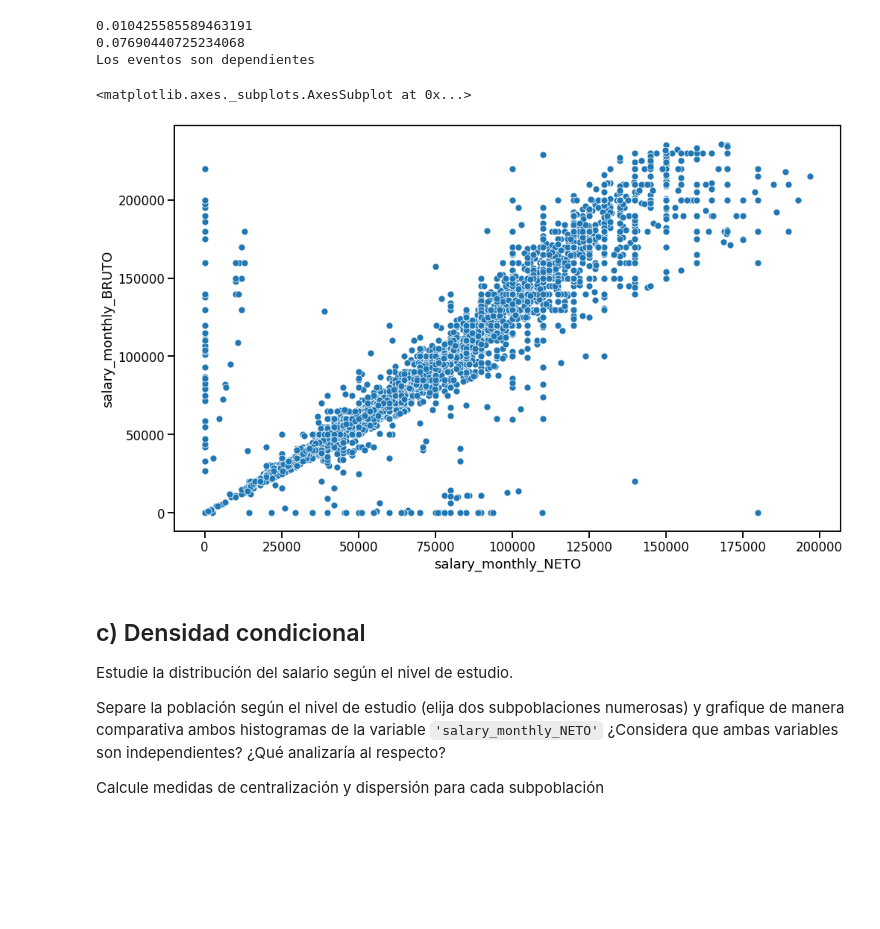
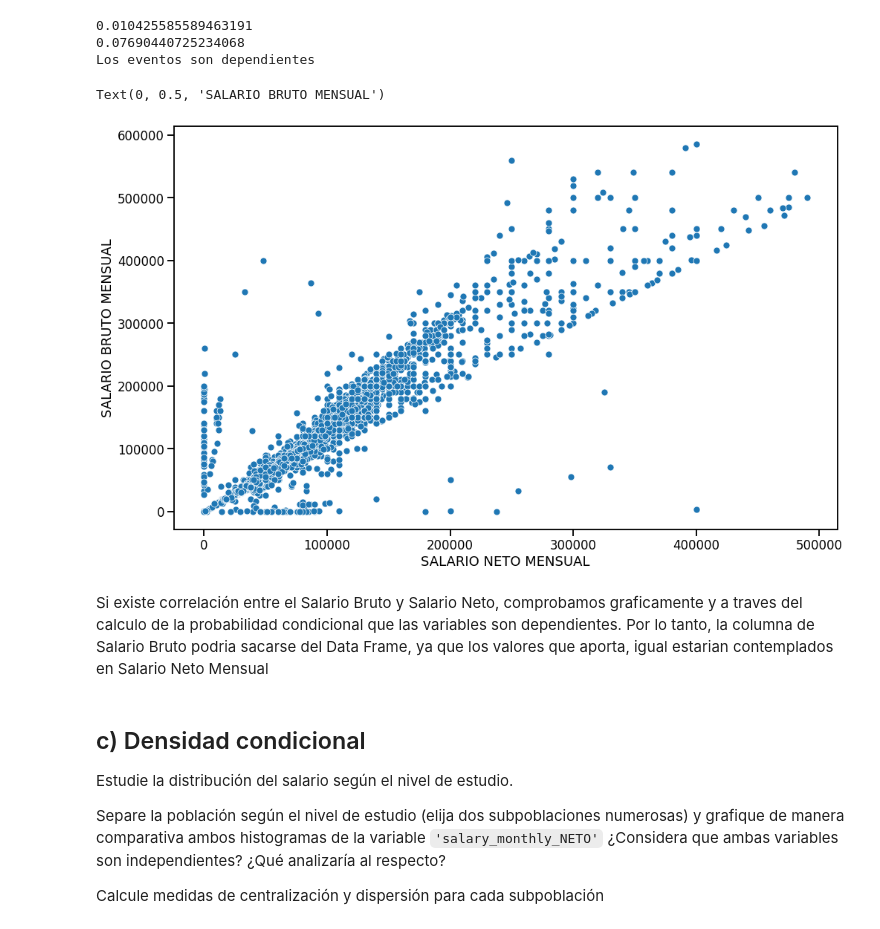
Before and after one commit to belizar/diplodatosFAMAF2022, a Jupyter notebook: ayvd/Entregable_Parte_1.ipynb, the cells around one changed output. Saved outputs shown, nothing was run; the diff lists cells and outputs as text; code cells hidden in the pictures; blank space fills up the shorter version.

```diff
--- a/ayvd/Entregable_Parte_1.ipynb
+++ b/ayvd/Entregable_Parte_1.ipynb
@@ -427,14 +502,19 @@ else:
 Los eventos son dependientes
 # %%
 plt.figure(figsize=(16,10))
-max_salary_neto = 200000
+max_salary_neto = 500000
 max_salary_bruto = max_salary_neto * 1.18
 df_cleaned = df[(df.salary_monthly_NETO < max_salary_neto) & (df.salary_monthly_BRUTO < max_salary_bruto)]
 seaborn.scatterplot(data=df_cleaned,
                     x='salary_monthly_NETO', y='salary_monthly_BRUTO')
+plt.xlabel("SALARIO NETO MENSUAL")
+plt.ylabel("SALARIO BRUTO MENSUAL")
 # %% [output]
-<matplotlib.axes._subplots.AxesSubplot at 0x...>
+Text(0, 0.5, 'SALARIO BRUTO MENSUAL')
-[figure, old version]
+[figure, new version]
+# %% [markdown]
+Si existe correlación entre el Salario Bruto y Salario Neto, comprobamos graficamente y a traves del calculo de la probabilidad condicional que las variables son dependientes.
+Por lo tanto, la columna de Salario Bruto podria sacarse del Data Frame, ya que los valores que aporta, igual estarian contemplados en Salario Neto Mensual
 # %% [markdown]
 ## c) Densidad condicional
 
```
Also changed, not shown: parts of 41 cells of this notebook, 1 other file.
